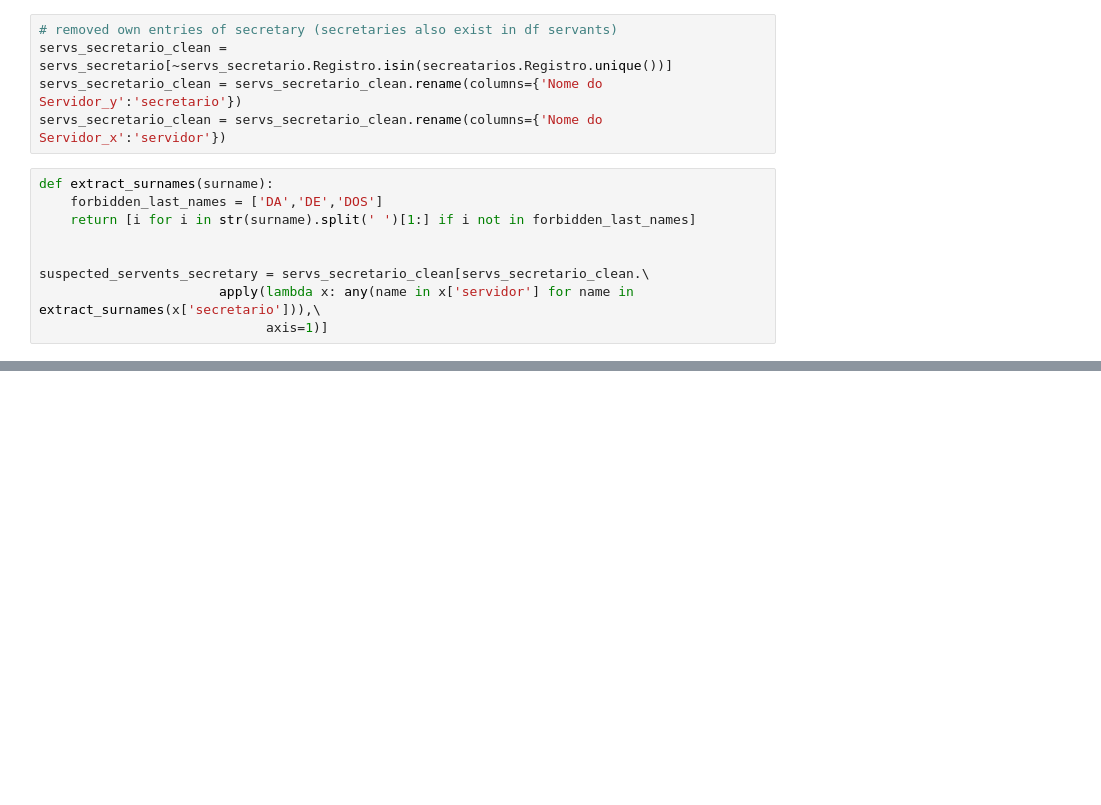
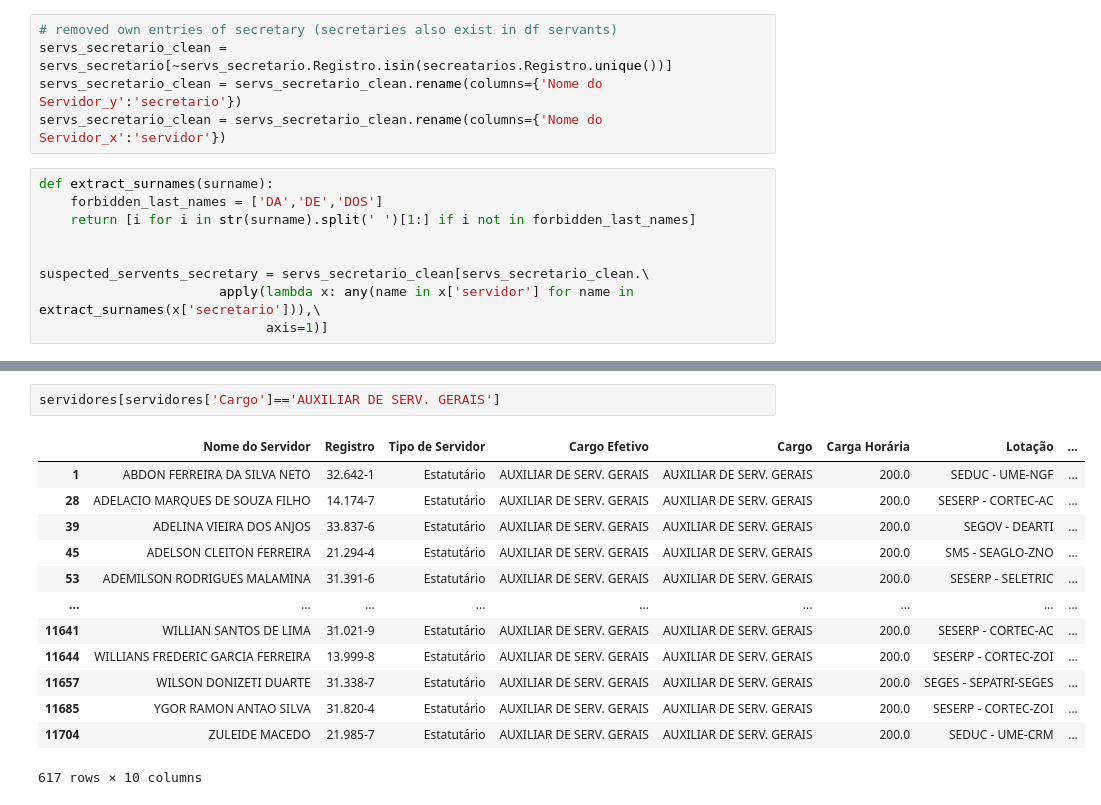
Before and after one commit to gabrielfior/open-data-hertie, a Jupyter notebook: notebooks/Appointed_positions.ipynb, the cells around one changed output, grey strips where cells are left out. Saved outputs shown, nothing was run; the diff lists cells and outputs as text; blank space fills up the shorter version.

```diff
--- a/notebooks/Appointed_positions.ipynb
+++ b/notebooks/Appointed_positions.ipynb
@@ -186,0 +208,16 @@ KPI3 : 16 suspect servants with same name as secretary
+# %%
+servidores[servidores['Cargo']=='AUXILIAR DE SERV. GERAIS']
+# %% [output]
+|  | Nome do Servidor | Registro | Tipo de Servidor | Cargo Efetivo | Cargo | Carga Horária | Lotação | ... |
+| 1 | ABDON FERREIRA DA SILVA NETO | 32.642-1 | Estatutário | AUXILIAR DE SERV. GERAIS | AUXILIAR DE SERV. GERAIS | 200.0 | SEDUC - UME-NGF | ... |
+| 28 | ADELACIO MARQUES DE SOUZA FILHO | 14.174-7 | Estatutário | AUXILIAR DE SERV. GERAIS | AUXILIAR DE SERV. GERAIS | 200.0 | SESERP - CORTEC-AC | ... |
+| 39 | ADELINA VIEIRA DOS ANJOS | 33.837-6 | Estatutário | AUXILIAR DE SERV. GERAIS | AUXILIAR DE SERV. GERAIS | 200.0 | SEGOV - DEARTI | ... |
+| 45 | ADELSON CLEITON FERREIRA | 21.294-4 | Estatutário | AUXILIAR DE SERV. GERAIS | AUXILIAR DE SERV. GERAIS | 200.0 | SMS - SEAGLO-ZNO | ... |
+| 53 | ADEMILSON RODRIGUES MALAMINA | 31.391-6 | Estatutário | AUXILIAR DE SERV. GERAIS | AUXILIAR DE SERV. GERAIS | 200.0 | SESERP - SELETRIC | ... |
+| ... | ... | ... | ... | ... | ... | ... | ... | ... |
+| 11641 | WILLIAN SANTOS DE LIMA | 31.021-9 | Estatutário | AUXILIAR DE SERV. GERAIS | AUXILIAR DE SERV. GERAIS | 200.0 | SESERP - CORTEC-AC | ... |
+| 11644 | WILLIANS FREDERIC GARCIA FERREIRA | 13.999-8 | Estatutário | AUXILIAR DE SERV. GERAIS | AUXILIAR DE SERV. GERAIS | 200.0 | SESERP - CORTEC-ZOI | ... |
+| 11657 | WILSON DONIZETI DUARTE | 31.338-7 | Estatutário | AUXILIAR DE SERV. GERAIS | AUXILIAR DE SERV. GERAIS | 200.0 | SEGES - SEPATRI-SEGES | ... |
+| 11685 | YGOR RAMON ANTAO SILVA | 31.820-4 | Estatutário | AUXILIAR DE SERV. GERAIS | AUXILIAR DE SERV. GERAIS | 200.0 | SESERP - CORTEC-ZOI | ... |
+| 11704 | ZULEIDE MACEDO | 21.985-7 | Estatutário | AUXILIAR DE SERV. GERAIS | AUXILIAR DE SERV. GERAIS | 200.0 | SEDUC - UME-CRM | ... |
+617 rows × 10 columns
```
Also changed, not shown: parts of 16 cells of this notebook, 14 other files.
